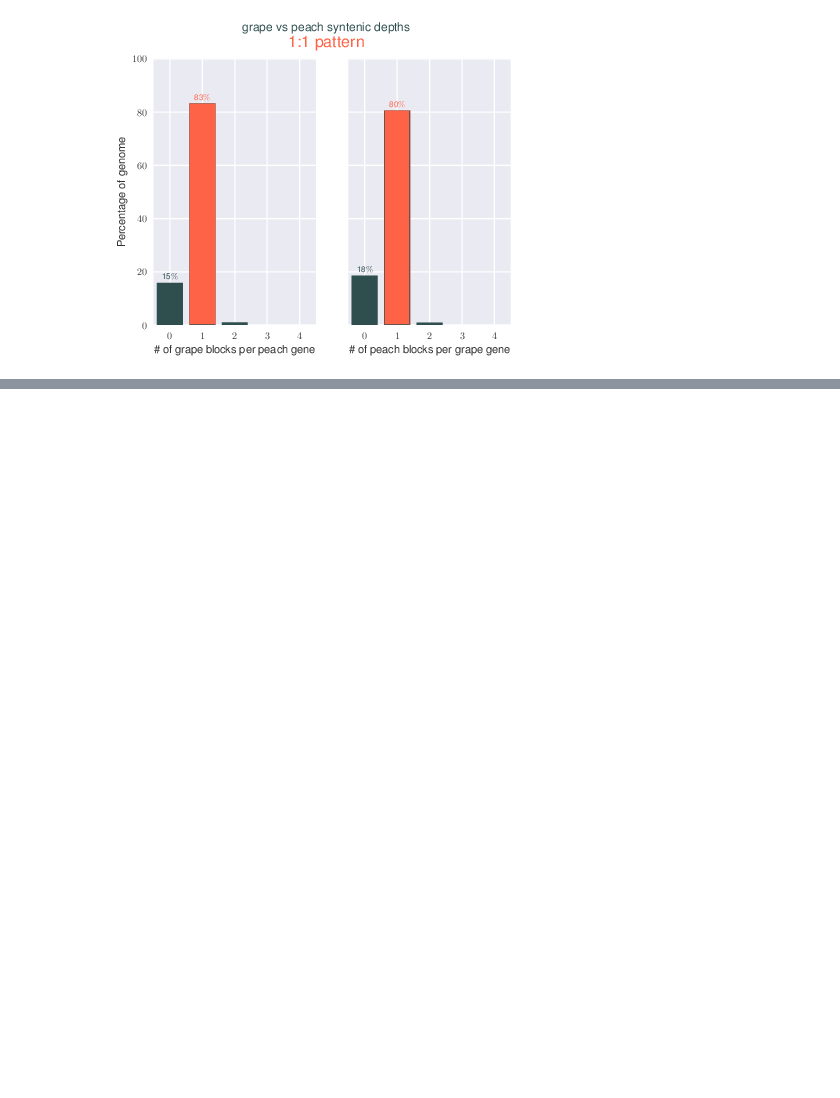
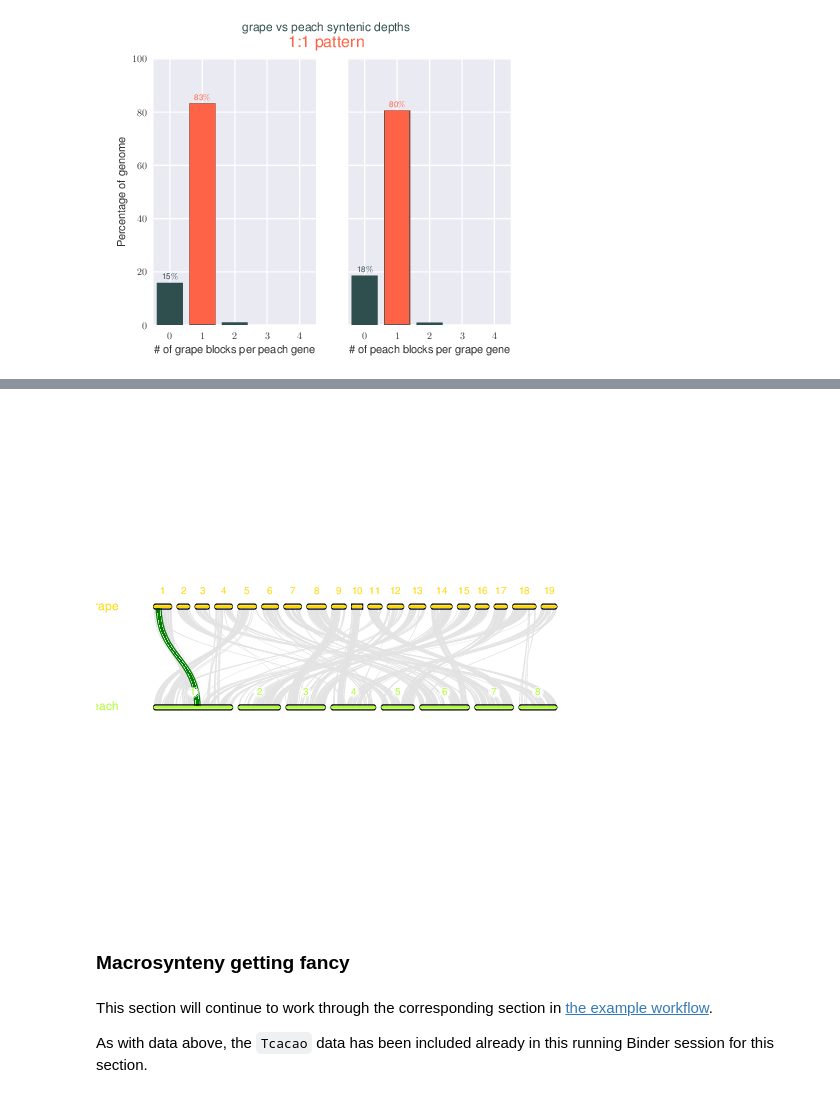
Before and after one commit to fomightez/mcscan-binder, a Jupyter notebook: index.ipynb, the cells around one changed output, grey strips where cells are left out. Drawn from its saved outputs; the diff is of its cells as text; code cells hidden in the pictures; blank space fills up the shorter version.

Commit message:
continue example workflow and adjust some text

```diff
--- a/index.ipynb
+++ b/index.ipynb
@@ -157,0 +251,15 @@ img
+# %%
+# display karyotype.pdf (rename it too so clear it is the second one)
+!mv karyotype.pdf karyotypeHIGHLIGHT.pdf
+img = WImage(filename="karyotypeHIGHLIGHT.pdf")
+img
+# %% [output]
+[figure, added]
+# %% [markdown]
+### Macrosynteny getting fancy
+# %% [markdown]
+This section will continue to work through the corresponding section in [the example workflow][1].
+
+As with data above, the `Tcacao` data has been included already in this running Binder session for this section.
+
+[1]: https://github.com/tanghaibao/jcvi/wiki/MCscan-(Python-version)
```
Also changed, not shown: parts of 35 cells of this notebook, 3 other files.
